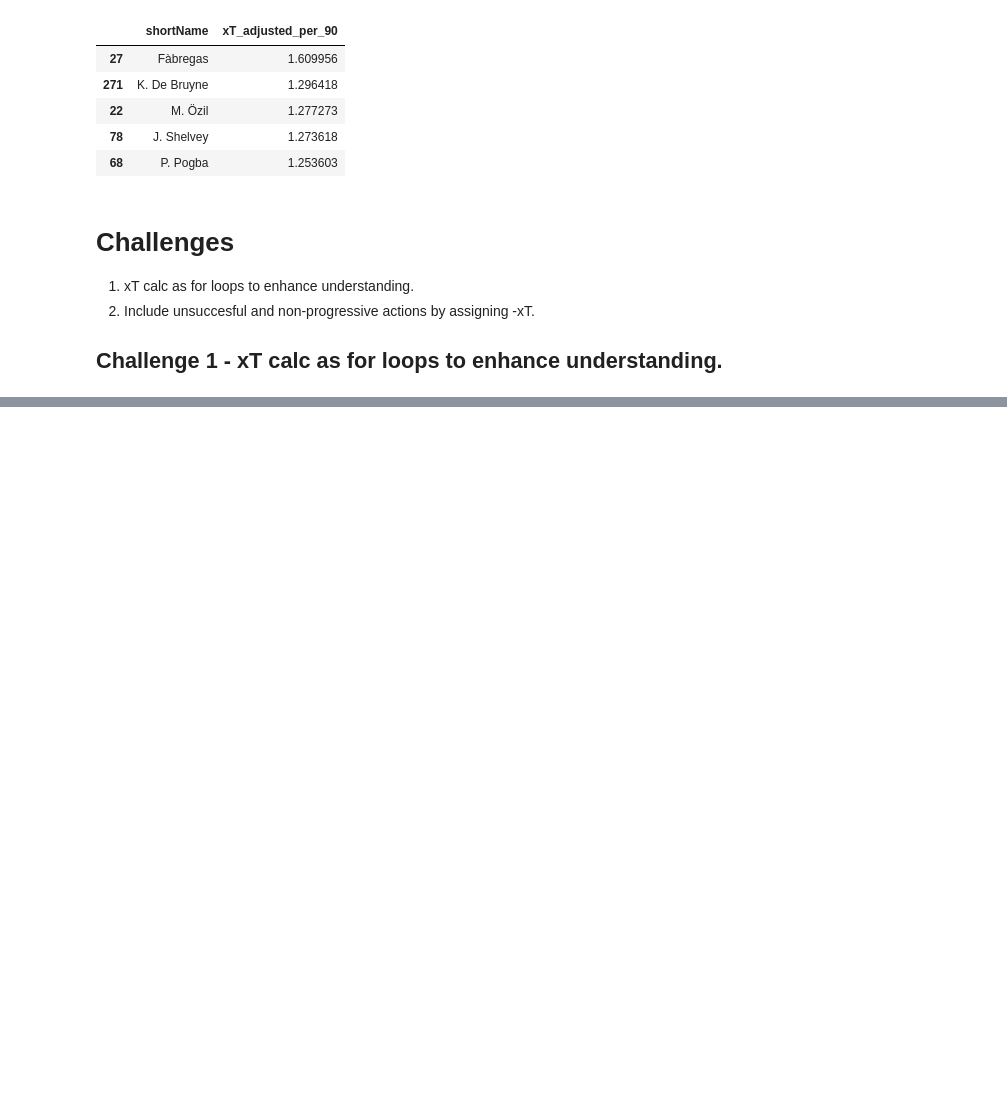
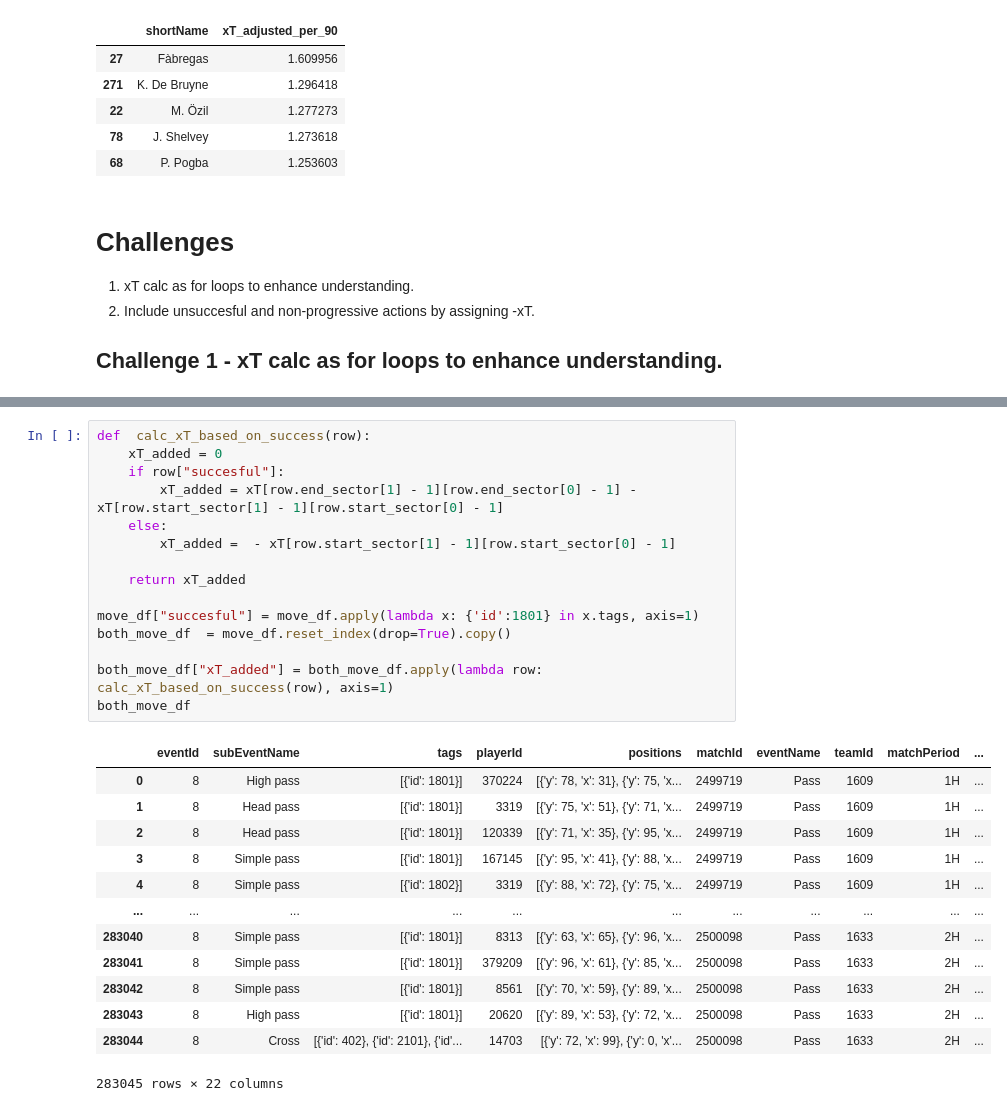
Before and after one commit to jimmybunter01/Soccermatics, a Jupyter notebook: Notebooks/4_Valuing_Actions/position_based_expected_threat.ipynb, the cells around one changed output, grey strips where cells are left out. Saved outputs shown, nothing was run; the diff lists cells and outputs as text; blank space fills up the shorter version.

Commit message:
Completed the challenges for xT based on position.

```diff
--- a/Notebooks/4_Valuing_Actions/position_based_expected_threat.ipynb
+++ b/Notebooks/4_Valuing_Actions/position_based_expected_threat.ipynb
@@ -327,0 +364,29 @@ summary_400_mins_and_possesion[["shortName", "xT_adjusted_per_90"]].head(5)
+# %%
+def  calc_xT_based_on_success(row):
+    xT_added = 0
+    if row["succesful"]:
+        xT_added = xT[row.end_sector[1] - 1][row.end_sector[0] - 1] - xT[row.start_sector[1] - 1][row.start_sector[0] - 1]
+    else:
+        xT_added =  - xT[row.start_sector[1] - 1][row.start_sector[0] - 1]
+
+    return xT_added
+
+move_df["succesful"] = move_df.apply(lambda x: {'id':1801} in x.tags, axis=1)
+both_move_df  = move_df.reset_index(drop=True).copy()
+
+both_move_df["xT_added"] = both_move_df.apply(lambda row: calc_xT_based_on_success(row), axis=1)
+both_move_df
+# %% [output]
+|  | eventId | subEventName | tags | playerId | positions | matchId | eventName | teamId | matchPeriod | ... |
+| 0 | 8 | High pass | [{'id': 1801}] | 370224 | [{'y': 78, 'x': 31}, {'y': 75, 'x... | 2499719 | Pass | 1609 | 1H | ... |
+| 1 | 8 | Head pass | [{'id': 1801}] | 3319 | [{'y': 75, 'x': 51}, {'y': 71, 'x... | 2499719 | Pass | 1609 | 1H | ... |
+| 2 | 8 | Head pass | [{'id': 1801}] | 120339 | [{'y': 71, 'x': 35}, {'y': 95, 'x... | 2499719 | Pass | 1609 | 1H | ... |
+| 3 | 8 | Simple pass | [{'id': 1801}] | 167145 | [{'y': 95, 'x': 41}, {'y': 88, 'x... | 2499719 | Pass | 1609 | 1H | ... |
+| 4 | 8 | Simple pass | [{'id': 1802}] | 3319 | [{'y': 88, 'x': 72}, {'y': 75, 'x... | 2499719 | Pass | 1609 | 1H | ... |
+| ... | ... | ... | ... | ... | ... | ... | ... | ... | ... | ... |
+| 283040 | 8 | Simple pass | [{'id': 1801}] | 8313 | [{'y': 63, 'x': 65}, {'y': 96, 'x... | 2500098 | Pass | 1633 | 2H | ... |
+| 283041 | 8 | Simple pass | [{'id': 1801}] | 379209 | [{'y': 96, 'x': 61}, {'y': 85, 'x... | 2500098 | Pass | 1633 | 2H | ... |
+| 283042 | 8 | Simple pass | [{'id': 1801}] | 8561 | [{'y': 70, 'x': 59}, {'y': 89, 'x... | 2500098 | Pass | 1633 | 2H | ... |
+| 283043 | 8 | High pass | [{'id': 1801}] | 20620 | [{'y': 89, 'x': 53}, {'y': 72, 'x... | 2500098 | Pass | 1633 | 2H | ... |
+| 283044 | 8 | Cross | [{'id': 402}, {'id': 2101}, {'id'... | 14703 | [{'y': 72, 'x': 99}, {'y': 0, 'x'... | 2500098 | Pass | 1633 | 2H | ... |
+283045 rows × 22 columns
```
Also changed, not shown: parts of 9 cells of this notebook.
